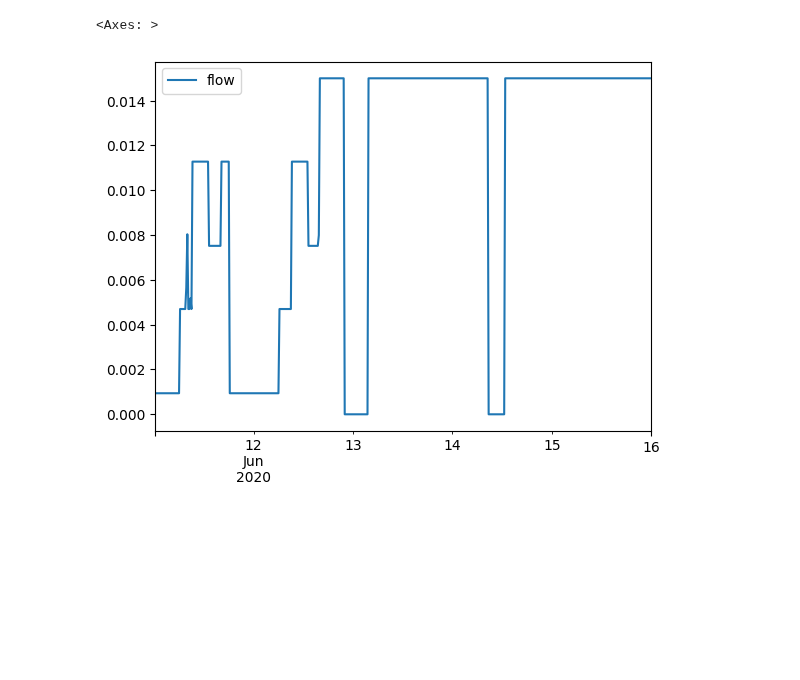
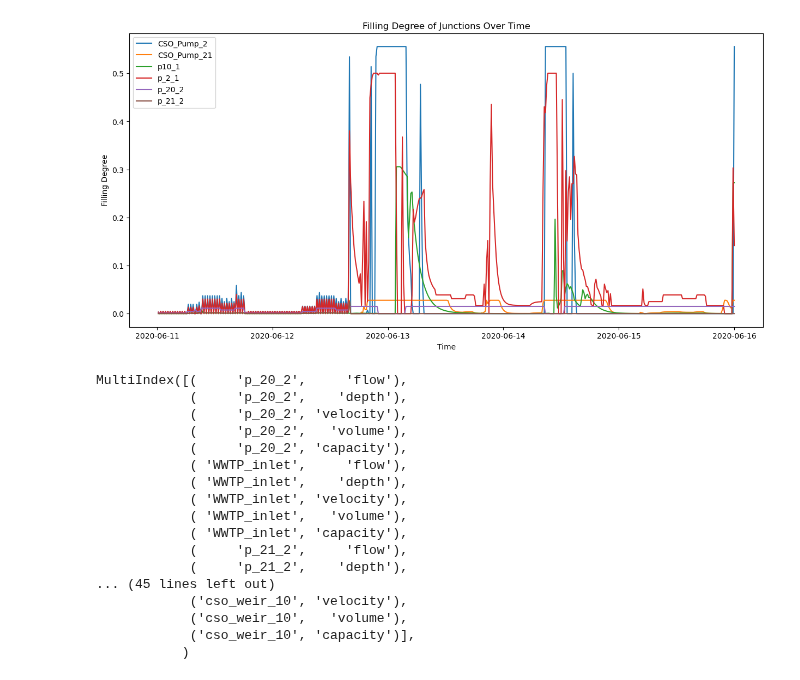
Before and after one commit to jipsteiger/ENVM1601, a Jupyter notebook: RTC/results/event_optimisation_filling_degree.ipynb, the cells around one changed output. Saved outputs shown, nothing was run; the diff lists cells and outputs as text; code cells hidden in the pictures; blank space fills up the shorter version.

```diff
--- a/RTC/results/event_optimisation_filling_degree.ipynb
+++ b/RTC/results/event_optimisation_filling_degree.ipynb
@@ -25,8 +25,37 @@ plt.title('Filling Degree of Junctions Over Time')
 plt.show()
 # %% [output]
 [figure]
-# %%
-pd.DataFrame(june['link']['p_20_2']['flow']).plot() #normalise!!!
-# %% [output]
-<Axes: >
-[figure, removed]
+# %%
+plt.figure(figsize=(15,7))
+ax = plt.subplot(111)
+for junction in ['CSO_Pump_2', 'CSO_Pump_21', 'p10_1', 'p_2_1', 'p_20_2', 'p_21_2']:
+    # june_filling_degre = pd.DataFrame(june['node'][junction]['volume'] / junction_max_storage[junction])
+    plt.plot(pd.DataFrame(june['link'][junction]['flow']).index, pd.DataFrame(june['link'][junction]['flow']).values, label=junction)
+
+plt.legend()
+plt.xlabel('Time')
+plt.ylabel('Filling Degree')
+plt.title('Filling Degree of Junctions Over Time')
+plt.show()
+# %% [output]
+[figure, added]
+# %%
+june['link'].keys()
+# %% [output]
+MultiIndex([(     'p_20_2',     'flow'),
+            (     'p_20_2',    'depth'),
+            (     'p_20_2', 'velocity'),
+            (     'p_20_2',   'volume'),
+            (     'p_20_2', 'capacity'),
+            ( 'WWTP_inlet',     'flow'),
+            ( 'WWTP_inlet',    'depth'),
+            ( 'WWTP_inlet', 'velocity'),
+            ( 'WWTP_inlet',   'volume'),
+            ( 'WWTP_inlet', 'capacity'),
+            (     'p_21_2',     'flow'),
+            (     'p_21_2',    'depth'),
+... (45 lines left out)
+            ('cso_weir_10', 'velocity'),
+            ('cso_weir_10',   'volume'),
+            ('cso_weir_10', 'capacity')],
+           )
```
Also changed, not shown: 12 other files.
